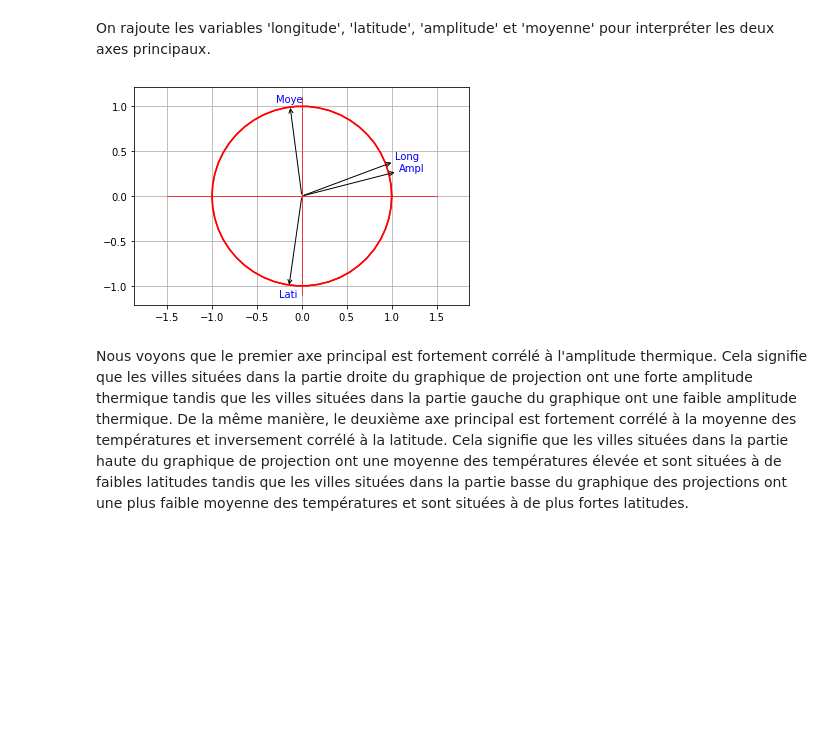
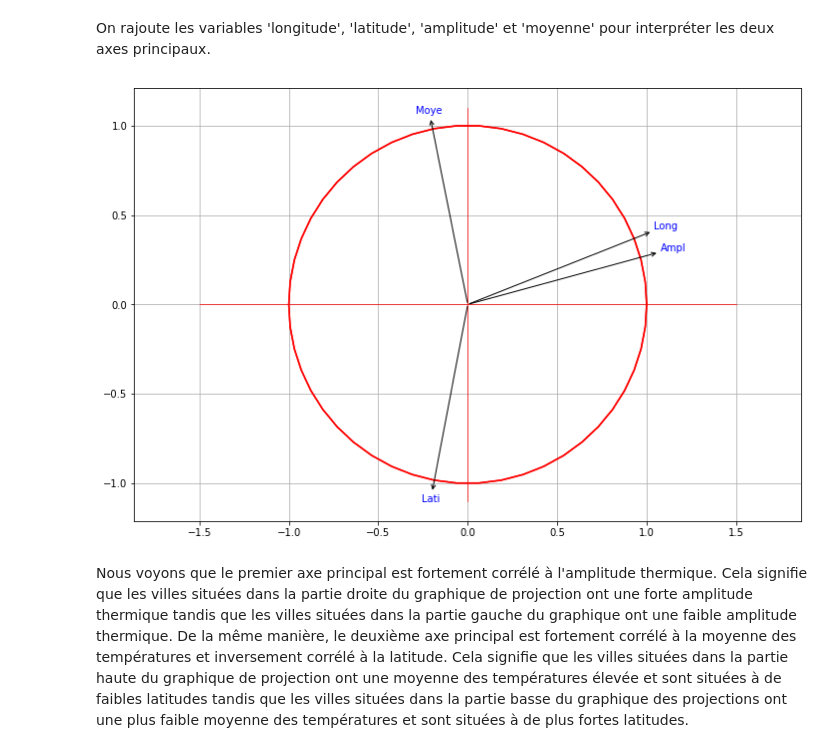
Before and after one commit to damien1976/objet-detection-with-YOLOv5-using-webcam-in-colab, a Jupyter notebook: Etude_acp_sur_températures_villes.ipynb, the cells around one changed output. Cells and saved outputs as stored; diff of their text form; code cells hidden in the pictures; blank space fills up the shorter version.

```diff
--- a/Etude_acp_sur_températures_villes.ipynb
+++ b/Etude_acp_sur_températures_villes.ipynb
@@ -262,29 +265,30 @@ On rajoute les variables 'longitude', 'latitude', 'amplitude' et 'moyenne' pour
 # %%
 # Definition d'une fonction signe pour placer plus esthétiquement les étiquettes
 def signe(x):
   if x>=0:
     return 2
   else:
     return -2
 
 # Ajout des nouvelles variables 'longitude', 'latitude', 'amplitude' et 'moyenne'
+plt.figure(1, figsize=(12, 8))
 for c in ['Lati', 'Long', 'Moye', 'Ampl']:
   x = prod_scal(np.array(df[c]), vec_X)/(norme(np.array(df[c]))*norme(vec_X))
   y = prod_scal(np.array(df[c]), vec_Y)/(norme(np.array(df[c]))*norme(vec_Y))
   plt.annotate(c,xy=(0,0), xytext=(x/sqrt(x**2+y**2)+0.05*signe(x/sqrt(x**2+y**2)), \
                                    y/sqrt(x**2+y**2)+0.05*signe(y/sqrt(x**2+y**2))),  \
                color='blue', va='center', \
                arrowprops={'arrowstyle' : '<-', 'facecolor':'blue'})
   #+0.05*signe(x/sqrt(x**2+y**2)), \+0.05*signe(y/sqrt(x**2+y**2))),
 plt.grid()
 plt.axis("equal")
 plt.plot(cercle_X, cercle_Y, "red")
 plt.plot(cercle_X, cercle_inf, "red")
 plt.plot([-1.5, 1.5], [0, 0], "red", linewidth=0.7)
 plt.plot([0, 0], [-1.1, 1.1], "red", linewidth=0.7)
 plt.show()
 # %% [output]
-[figure, old version]
+[figure, new version]
 # %% [markdown]
 Nous voyons que le premier axe principal est fortement corrélé à l'amplitude thermique. Cela signifie que les villes situées dans la partie droite du graphique de projection ont une forte amplitude thermique tandis que les villes situées dans la partie gauche du graphique ont une faible amplitude thermique.
 De la même manière, le deuxième axe principal est fortement corrélé à la moyenne des températures et inversement corrélé à la latitude. Cela signifie que les villes situées dans la partie haute du graphique de projection ont une moyenne des températures élevée et sont situées à de faibles latitudes tandis que les villes situées dans la partie basse du graphique des projections ont une plus faible moyenne des températures et sont situées à de plus fortes latitudes.
```
Also changed, not shown: parts of 3 cells of this notebook.
